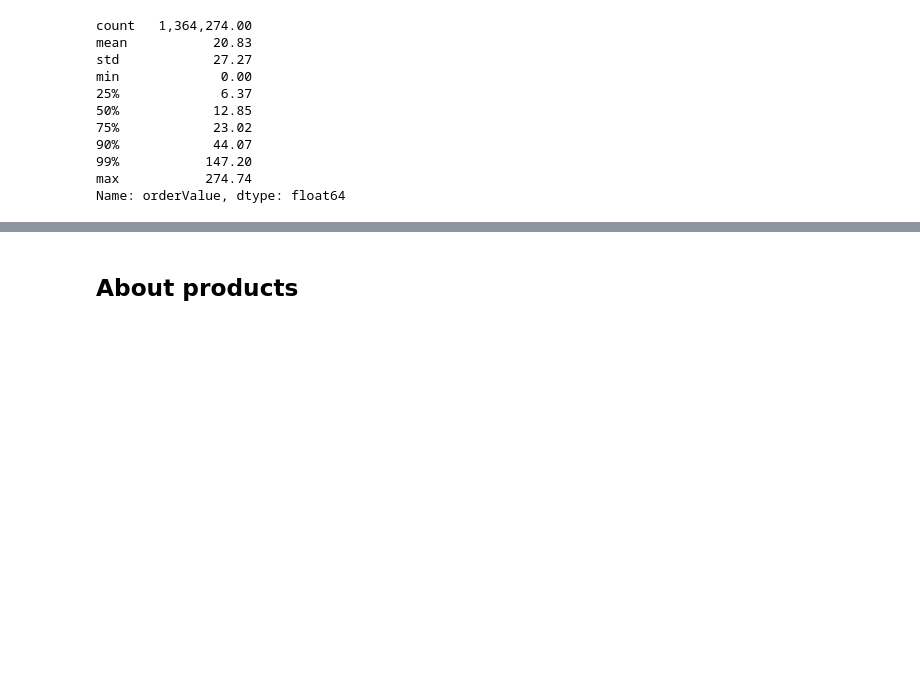
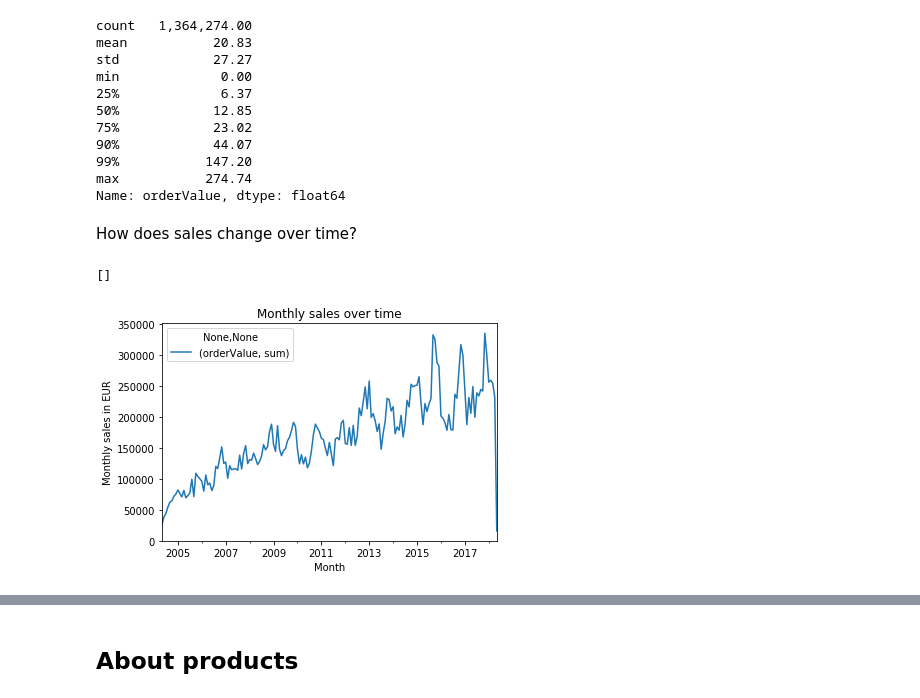
Before and after one commit to shachar-r/Profit-RS, a Jupyter notebook: Jörn - Pegasus summary statistics.ipynb, the cells around one changed output, grey strips where cells are left out. Saved outputs shown, nothing was run; the diff lists cells and outputs as text; code cells hidden in the pictures; blank space fills up the shorter version.

```diff
--- a/Jörn - Pegasus summary statistics.ipynb
+++ b/Jörn - Pegasus summary statistics.ipynb
@@ -185,3 +185,15 @@ min             0.00
 99%           147.20
 max           274.74
 Name: orderValue, dtype: float64
+# %% [markdown]
+How does sales change over time?
+# %%
+# sum up order amounts per month
+d = data[['dateOfOrder', 'orderValue']].groupby(pd.Grouper(key='dateOfOrder', freq="M")).agg(['sum'])
+# set plot format and show it
+ax = d.plot(title="Monthly sales over time")
+ax.set(xlabel="Month", ylabel="Monthly sales in EUR")
+ax.plot()
+# %% [output]
+[]
+[figure, added]
```
Also changed, not shown: parts of 4 cells of this notebook.
